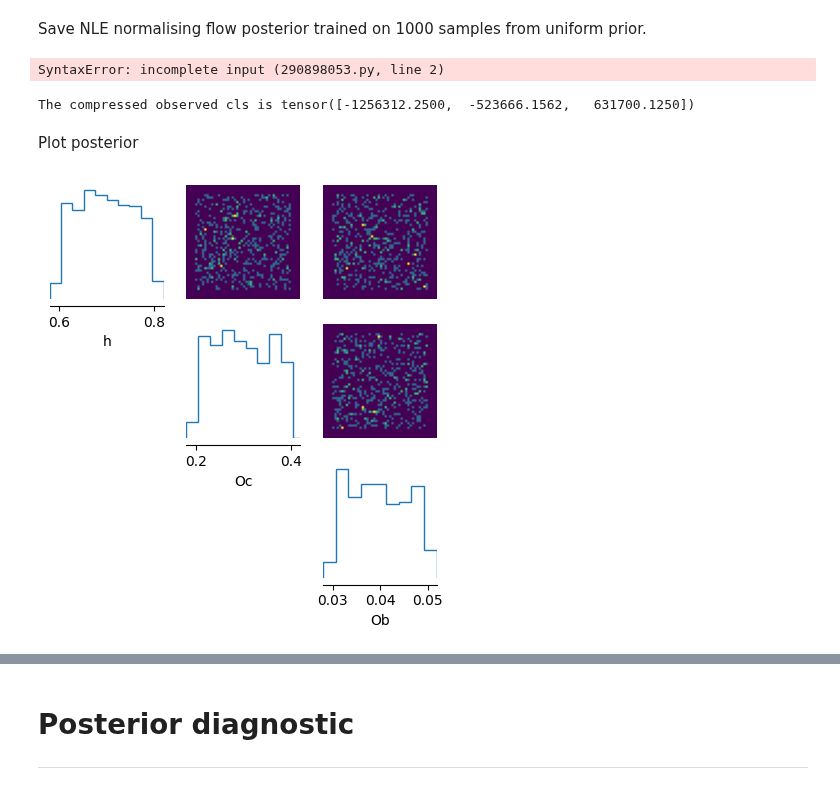
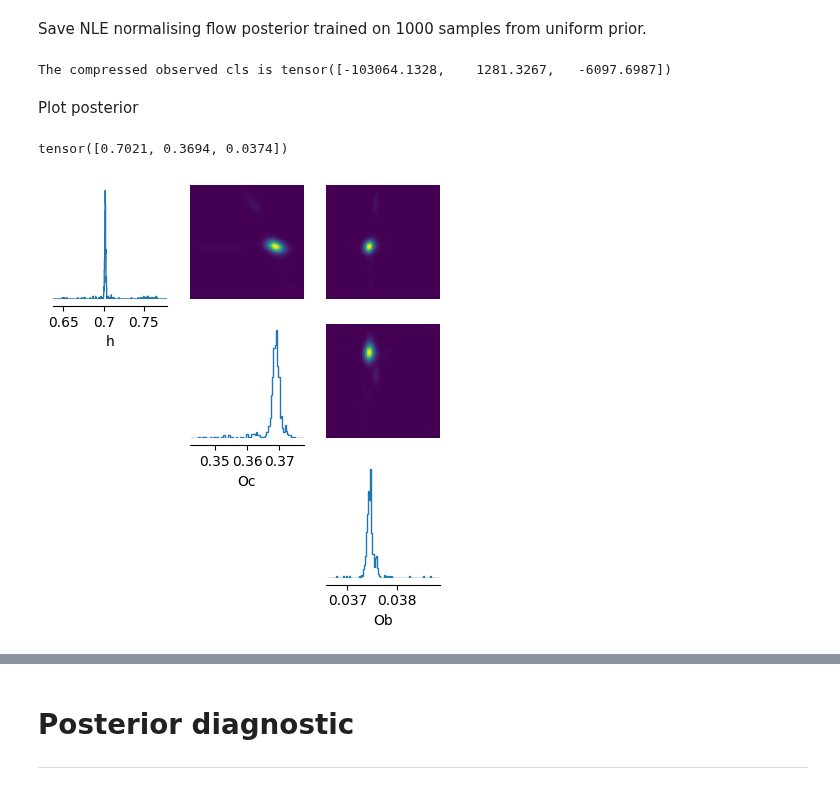
Before and after one commit to astro-informatics/sbi_tutorial, a Jupyter notebook: sbi_demo.ipynb, the cells around one changed output, grey strips where cells are left out. Cells and saved outputs as stored; diff of their text form; code cells hidden in the pictures.

```diff
--- a/sbi_demo.ipynb
+++ b/sbi_demo.ipynb
@@ -67,7 +69,7 @@ def prior_param_samples(h_range, Oc_range, Ob_range, type, n_samples):
 h_range = (0.6, 0.8)
 Oc_range = (0.2, 0.4)
 Ob_range = (0.03, 0.05)
-n_samples = 2
+n_samples = 1000
 uniform_samples = prior_param_samples(h_range, Oc_range, Ob_range, "uniform", n_samples)
 print("Uniform Samples:\n", uniform_samples)
 normal_samples = prior_param_samples(h_range, Oc_range, Ob_range, "normal", n_samples)
@@ -97,8 +99,8 @@ cls_samples = np.array(cls_samples)
 # with open('sbi_demo_data.pkl', 'wb') as f:
     # pickle.dump({'params': param_samples, 'cls': cls_samples}, f)
 
-with open('sbi_demo_data.json', 'w') as f:
-    json.dump({'params': param_samples, 'cls': cls_samples}, f)
+# with open('sbi_demo_data.json', 'w') as f:
+#     json.dump({'params': param_samples, 'cls': cls_samples}, f)
 # %% [output]
 TypeError: Object of type ndarray is not JSON serializable
 # %% [markdown]
@@ -150,7 +152,7 @@ def cca(param_samples, cls_samples, parameters, data, plot=False):
     # Using scipy's eigh function for generalized eigenvalue problem, requires symmetric matrices and positive definite ct-cl
     e_vals, e_vecs = sp.linalg.eigh(ct, ct - cl)
     print('e_vals',e_vals.shape,'e_vecs',e_vecs.shape)
-    canon_corr = e_vals[::-1][:param_count]
+    # canon_corr = e_vals[::-1][:param_count]
     canon_projs = e_vecs[:,::-1][:,:param_count]
 
     # Using numpy's eig function for generalized eigenvalue problem, less efficient but works for non-symmetric matrices)
@@ -503,21 +487,22 @@ Posterior p(θ|x) of type MCMCPosterior. It provides MCMC to .sample() from the
 # %% [markdown]
 Save NLE normalising flow posterior trained on 1000 samples from uniform prior.
 # %%
-# with open("NLE_NSF_uni1000.pkl", "wb") as f:
-    # pickle.dump(NLE_uni1000, f)
+with open("NLE_NSF_uni1000.pkl", "wb") as f:
+    pickle.dump(NLE_uni1000, f)
-# %% [output]
-SyntaxError: incomplete input (290898053.py, line 2)
 # %%
 with open("NLE_NSF_uni1000.pkl", "rb") as f:
     estimator = pickle.load(f)
-x_obs = torch.tensor(cls_samples['compressed_cls'][45], dtype=torch.float32)
+x_obs = torch.tensor(cls_samples[45,:], dtype=torch.float32)
 print('The compressed observed cls is', x_obs)
-samples = estimator.build_posterior(prior=prior).sample((500,), x=x_obs)
+samples = posterior.sample((500,), x=x_obs)
 # %% [output]
-The compressed observed cls is tensor([-1256312.2500,  -523666.1562,   631700.1250])
+The compressed observed cls is tensor([-103064.1328,    1281.3267,   -6097.6987])
 # %% [markdown]
 Plot posterior
 # %%
-_ = pairplot(samples.cpu().numpy(), figsize=(5,5), labels=['h', 'Oc', 'Ob'])
+theta_obs = param_samples[45,:]
+print(theta_obs)
+_ = pairplot(samples.cpu().numpy(), upper='kde', figsize=(5,5), labels=['h', 'Oc', 'Ob'])
 # %% [output]
+tensor([0.7021, 0.3694, 0.0374])
-[figure, old version]
+[figure, new version]
```
Also changed, not shown: parts of 8 cells of this notebook, 21 other files.
